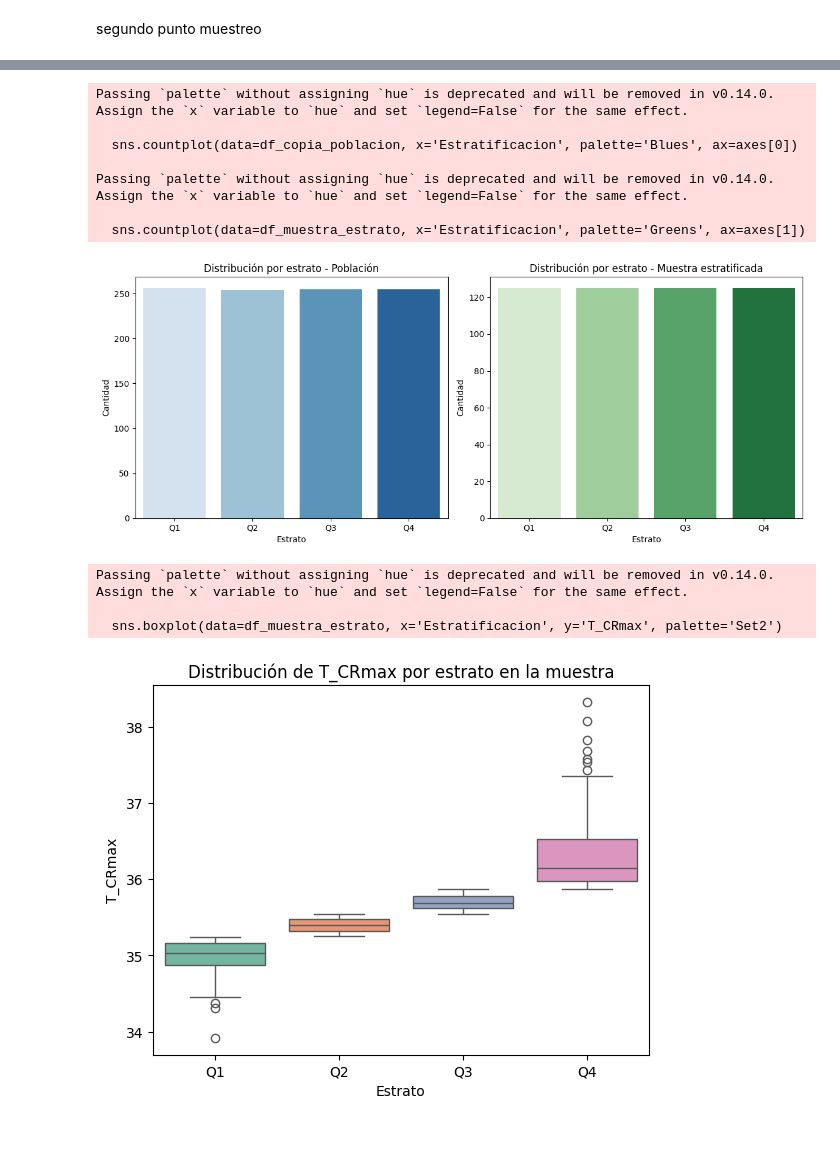
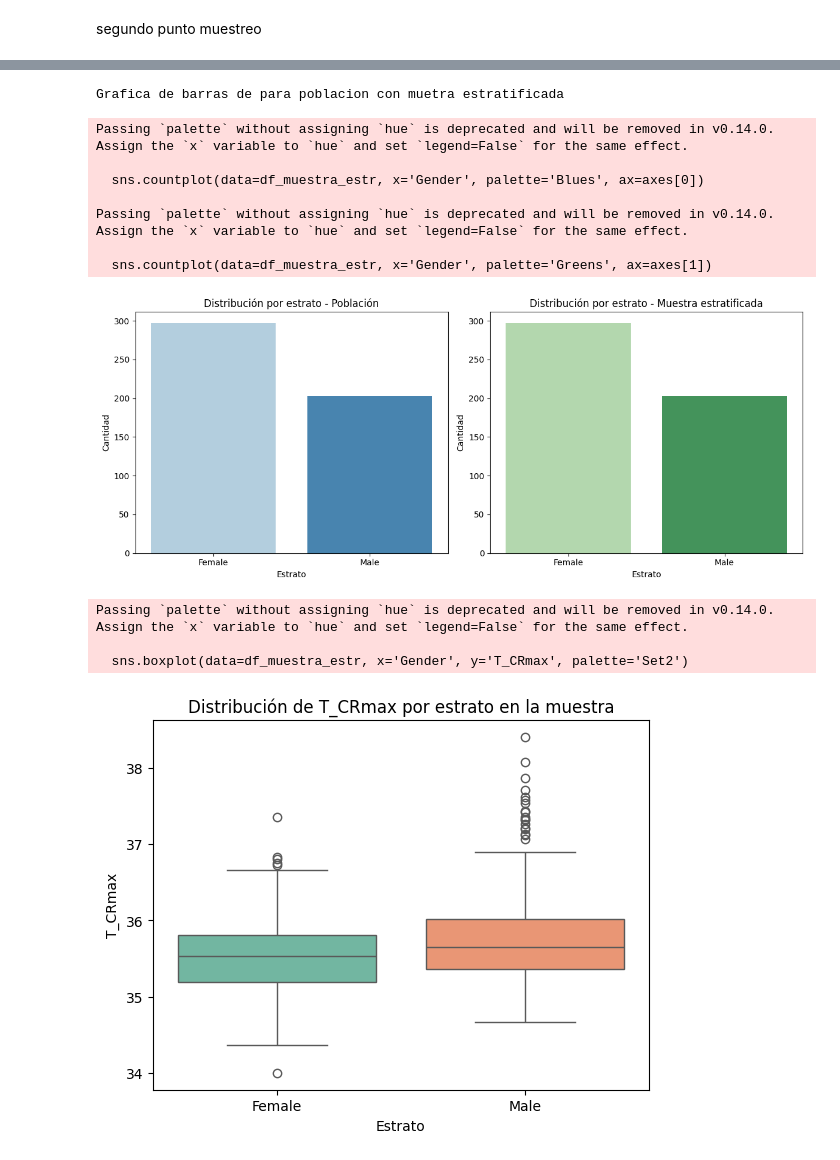
Before and after one commit to CarolinaTabordav/Proyecto-1-estad-stica, a Jupyter notebook: PROYECTO DE ESTADÍSTICA NOTEBOOK.ipynb, the cells around one changed output, grey strips where cells are left out. Drawn from its saved outputs; the diff is of its cells as text; code cells hidden in the pictures.

```diff
--- a/PROYECTO DE ESTADÍSTICA NOTEBOOK.ipynb
+++ b/PROYECTO DE ESTADÍSTICA NOTEBOOK.ipynb
@@ -498,7 +475,22 @@ Estadísticas descriptivas de la muestra (n=500):
 segundo punto muestreo
 # %%
 #Estartificacion de toda la poblacion   PUNTO CON DUDA
-df_copy=muestra.copy() #se hace una copia a de la muetra aleatorizada de 500
-df_copy ['Estrato_Temp'] = pd.qcut(df_copy ['T_CRmax'], q=4, labels=['Q1', 'Q2', 'Q3', 'Q4']) # Se estratifica la muetra aleatorizada
-print(tabulate(df_copy, headers='keys', tablefmt='github', showindex=True))
+df_copy=df_resultados.copy()
+df_copy['Gender'] = df['Gender'].astype('category')
+conteo=df_copy['Gender'].value_counts()  #Para ver cuanto hay por estrato
+# Número total de muestras
+n_total = 500
+
+# Calcular proporción por estrato
+proporciones = conteo / conteo.sum()
+
+# Calcular número de muestras por estrato
+n_por_estrato = (proporciones * n_total).round().astype(int)
+
+df_muestra_estr = (
+    df_copy
+    .groupby('Gender', group_keys=False)
+    .apply(lambda x: x.sample(n=n_por_estrato[x.name]))
+)
+print(tabulate(df_muestra_estr, headers='keys', tablefmt='github', showindex=True))
 # %% [output]
@@ -559,35 +514,37 @@ Poblacion despues de apalicar cuartil y posteriormente aplicar una aleatorizacio
 # %%
 
 #Esto muestra si los estratos están balanceados proporcionalmente en tu muestra de 500 respecto a la población original.
 # Figura lado a lado: población vs muestra
+print("Grafica de barras de para poblacion con muetra estratificada ")
 fig, axes = plt.subplots(1, 2, figsize=(12, 5))
 
 # Población
-sns.countplot(data=df_copia_poblacion, x='Estratificacion', palette='Blues', ax=axes[0])
+sns.countplot(data=df_muestra_estr, x='Gender', palette='Blues', ax=axes[0])
 axes[0].set_title('Distribución por estrato - Población')
 axes[0].set_ylabel('Cantidad')
 axes[0].set_xlabel('Estrato')
 
 # Muestra
-sns.countplot(data=df_muestra_estrato, x='Estratificacion', palette='Greens', ax=axes[1])
+sns.countplot(data=df_muestra_estr, x='Gender', palette='Greens', ax=axes[1])
 axes[1].set_title('Distribución por estrato - Muestra estratificada')
 axes[1].set_ylabel('Cantidad')
 axes[1].set_xlabel('Estrato')
 
 plt.tight_layout()
 plt.show()
 # %% [output]
-Passing `palette` without assigning `hue` is deprecated and will be removed in v0.14.0. Assign the `x` variable to `hue` and set `legend=False` for the same effect.
-
-  sns.countplot(data=df_copia_poblacion, x='Estratificacion', palette='Blues', ax=axes[0])
-
-Passing `palette` without assigning `hue` is deprecated and will be removed in v0.14.0. Assign the `x` variable to `hue` and set `legend=False` for the same effect.
-
-  sns.countplot(data=df_muestra_estrato, x='Estratificacion', palette='Greens', ax=axes[1])
+Grafica de barras de para poblacion con muetra estratificada
+Passing `palette` without assigning `hue` is deprecated and will be removed in v0.14.0. Assign the `x` variable to `hue` and set `legend=False` for the same effect.
+
+  sns.countplot(data=df_muestra_estr, x='Gender', palette='Blues', ax=axes[0])
+
+Passing `palette` without assigning `hue` is deprecated and will be removed in v0.14.0. Assign the `x` variable to `hue` and set `legend=False` for the same effect.
+
+  sns.countplot(data=df_muestra_estr, x='Gender', palette='Greens', ax=axes[1])
-[figure, old version]
+[figure, new version]
 # %%
 #Esto muestra cómo se distribuyen los valores de T_CRmax por estrato, para que veas que la muestra cubre bien los rangos térmicos.
-sns.boxplot(data=df_muestra_estrato, x='Estratificacion', y='T_CRmax', palette='Set2')
+sns.boxplot(data=df_muestra_estr, x='Gender', y='T_CRmax', palette='Set2')
 plt.title('Distribución de T_CRmax por estrato en la muestra')
 plt.xlabel('Estrato')
 plt.ylabel('T_CRmax')
@@ -595,8 +552,8 @@ plt.show()
 # %% [output]
 Passing `palette` without assigning `hue` is deprecated and will be removed in v0.14.0. Assign the `x` variable to `hue` and set `legend=False` for the same effect.
 
-  sns.boxplot(data=df_muestra_estrato, x='Estratificacion', y='T_CRmax', palette='Set2')
+  sns.boxplot(data=df_muestra_estr, x='Gender', y='T_CRmax', palette='Set2')
-[figure, old version]
+[figure, new version]
 # %%
 #Si querés comparar visualmente la distribución completa de temperatura entre población y muestra:
 plt.figure(figsize=(10,6))
```
Also changed, not shown: parts of 8 cells of this notebook, 1 other file.
